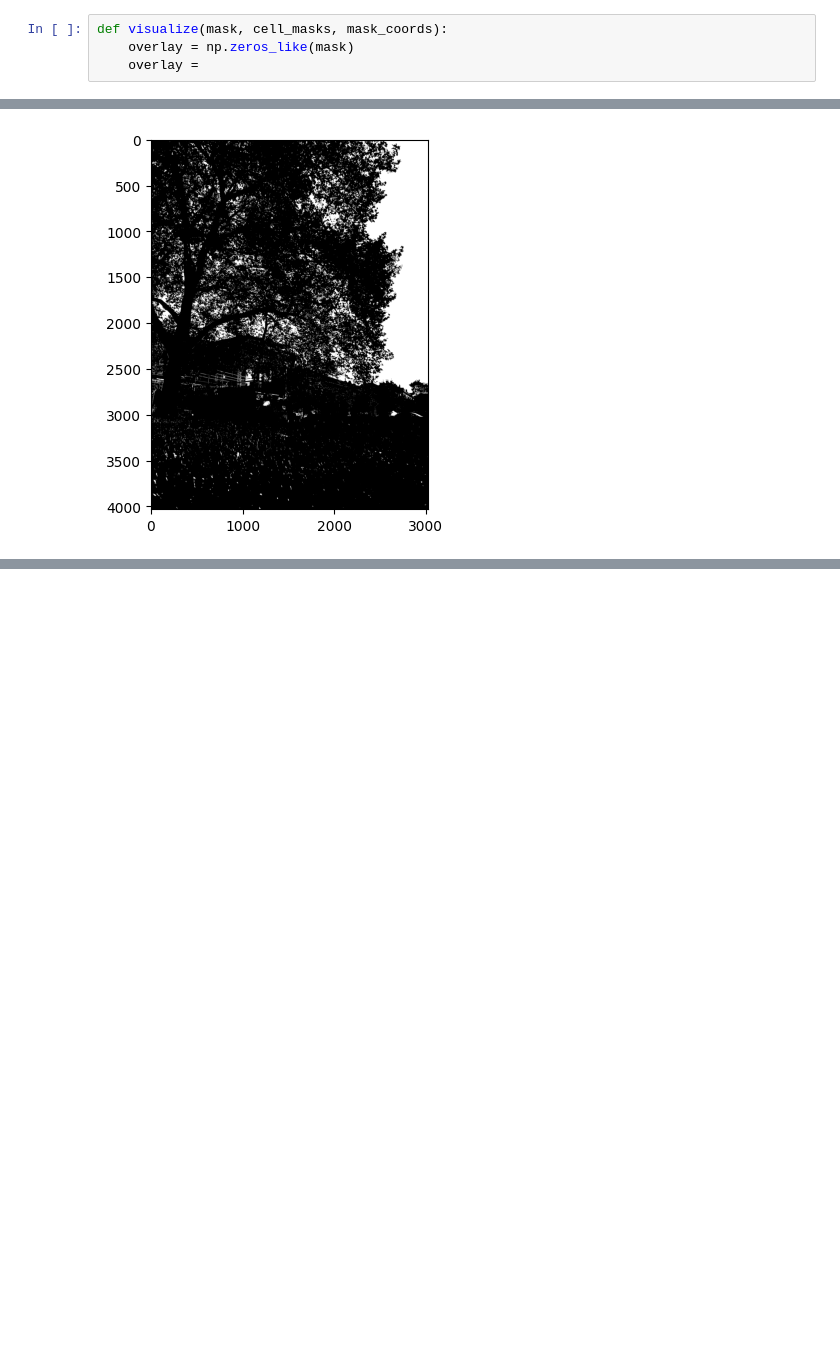
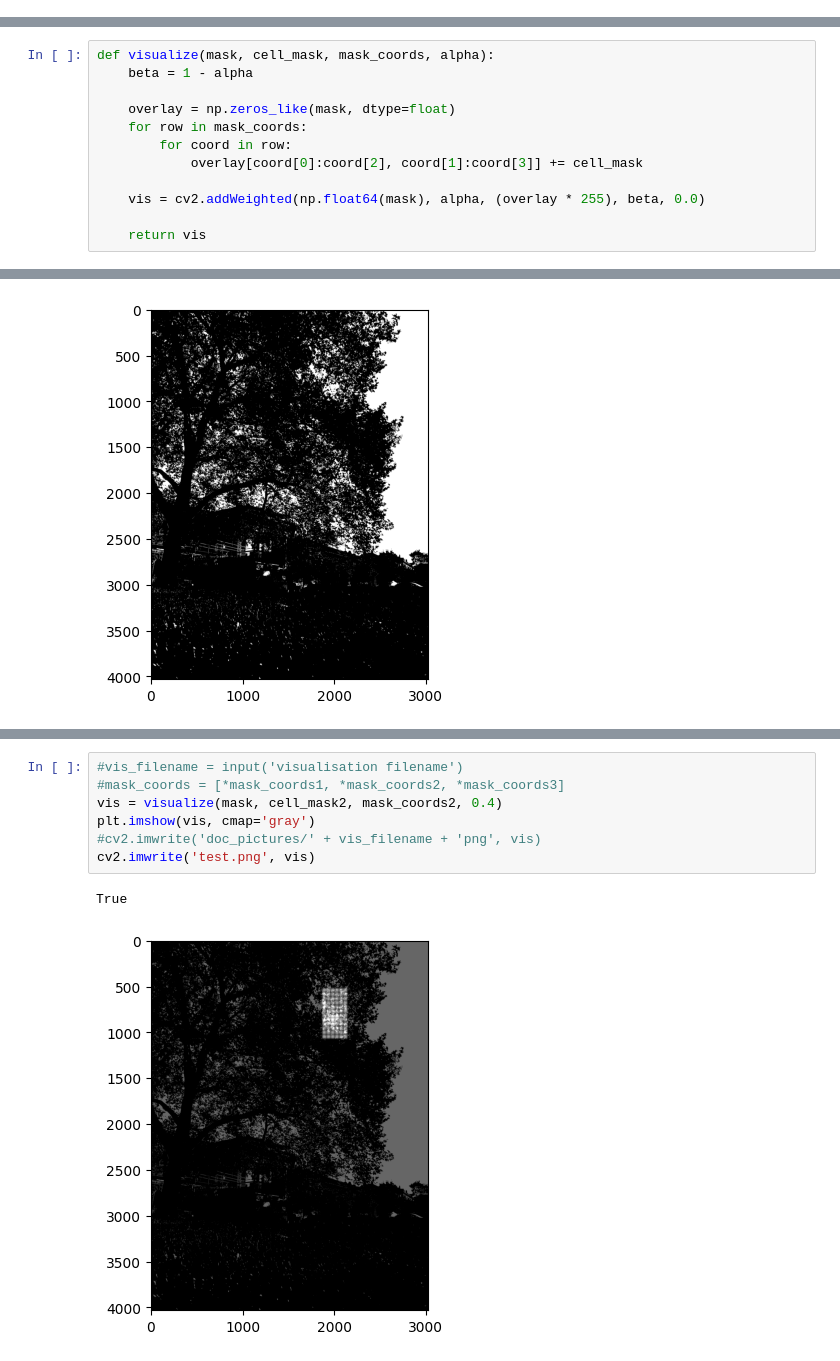
Before and after one commit to Snasgul/influence-trees-on-solar, a Jupyter notebook: iv_module.ipynb, the cells around one changed output, grey strips where cells are left out. Cells and saved outputs as stored; diff of their text form; blank space fills up the shorter version.

```diff
--- a/iv_module.ipynb
+++ b/iv_module.ipynb
@@ -275,5 +274 @@ def solar_module_masks(cell_size, shape, spacing, pos, mask, distance, pix_deg,
     return radiation_on_cells, combined_masks, cell_mask, mask_coords
-# %%
-def visualize(mask, cell_masks, mask_coords):
-    overlay = np.zeros_like(mask)
-    overlay =
@@ -282,3 +275,15 @@ SyntaxError: invalid syntax (1777848022.py, line 3)
+# %%
+def visualize(mask, cell_mask, mask_coords, alpha):
+    beta = 1 - alpha
+
+    overlay = np.zeros_like(mask, dtype=float)
+    for row in mask_coords:
+        for coord in row:
+            overlay[coord[0]:coord[2], coord[1]:coord[3]] += cell_mask
+
+    vis = cv2.addWeighted(np.float64(mask), alpha, (overlay * 255), beta, 0.0)
+
+    return vis
 # %%
 filename = input("Filename: ")
 tree_img = cv2.imread('measuredTrees/' + filename)
@@ -335,0 +373,10 @@ ax = plot_curves_power(curves, labels=labels, title='module PV curve')
+# %%
+#vis_filename = input('visualisation filename')
+#mask_coords = [*mask_coords1, *mask_coords2, *mask_coords3]
+vis = visualize(mask, cell_mask2, mask_coords2, 0.4)
+plt.imshow(vis, cmap='gray')
+#cv2.imwrite('doc_pictures/' + vis_filename + 'png', vis)
+cv2.imwrite('test.png', vis)
+# %% [output]
+True
+[figure, added]
```
Also changed, not shown: parts of 10 cells of this notebook, 40 other files.
